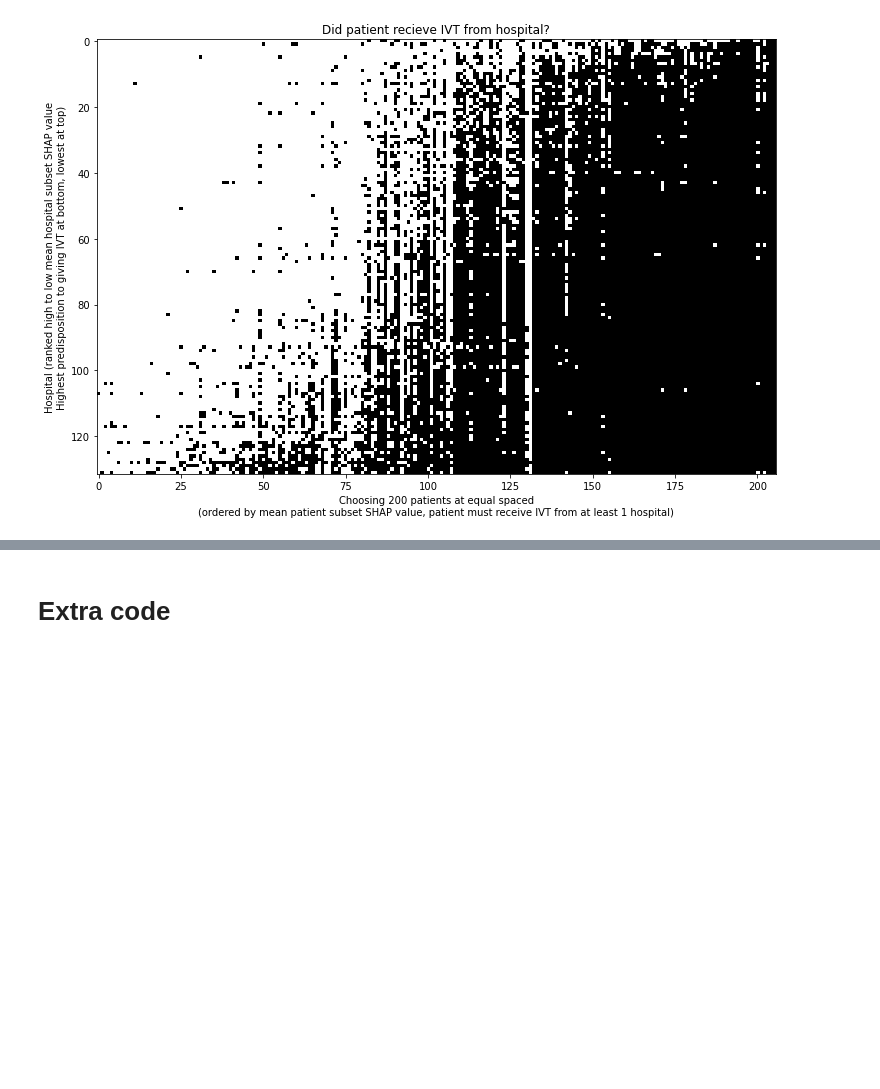
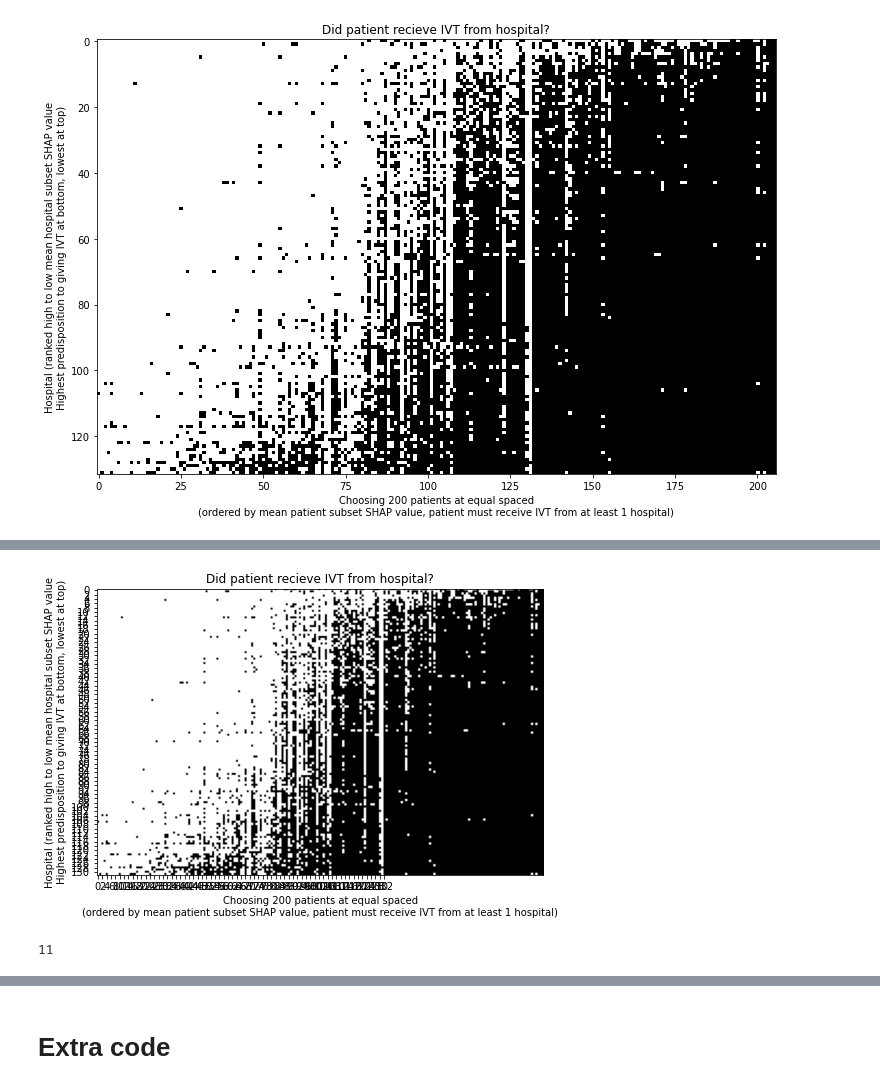
Before and after one commit to samuel-book/samuel_shap_paper_1, a Jupyter notebook: xgb_10_features/04d_10k_subset_SHAP_values_hosp_patient_plot.ipynb, the cells around one changed output, grey strips where cells are left out. Cells and saved outputs as stored; diff of their text form; code cells hidden in the pictures; blank space fills up the shorter version.

```diff
--- a/xgb_10_features/04d_10k_subset_SHAP_values_hosp_patient_plot.ipynb
+++ b/xgb_10_features/04d_10k_subset_SHAP_values_hosp_patient_plot.ipynb
@@ -994,0 +1109,27 @@ df_patient_ivt_rate_10k_to_plot2.sum(axis=0).min()
+# %%
+# seems the first number defines clarity, second defines size
+fig = plt.figure(figsize=(8,8))
+
+ax = fig.add_subplot(111)
+plt.imshow(df_patient_ivt_rate_10k_to_plot2, cmap='Greys')#,  interpolation='nearest')
+ax.set_xlabel('Choosing 200 patients at equal spaced\n(ordered by mean patient subset SHAP value, patient must receive IVT from at least 1 hospital)')
+ax.set_ylabel('Hospital (ranked high to low mean hospital subset SHAP value\nHighest predisposition to giving IVT at bottom, lowest at top)')
+ax.set_title('Did patient recieve IVT from hospital?')
+
+# locator puts ticks at regular intervals
+loc = plticker.MultipleLocator(base=2)
+ax.xaxis.set_major_locator(loc)
+ax.yaxis.set_major_locator(loc)
+
+
+#ax.set_xticklabels(x_labels)#, rotation=45, ha='right', size=8)
+#ax.set_yticklabels(y_labels)
+
+plt.show()
+# %% [output]
+[figure, added]
+# %%
+xticklabels = ax.get_xticklabels()
+xticklabels
+# %% [output]
+11
```
Also changed, not shown: parts of 21 cells of this notebook.
